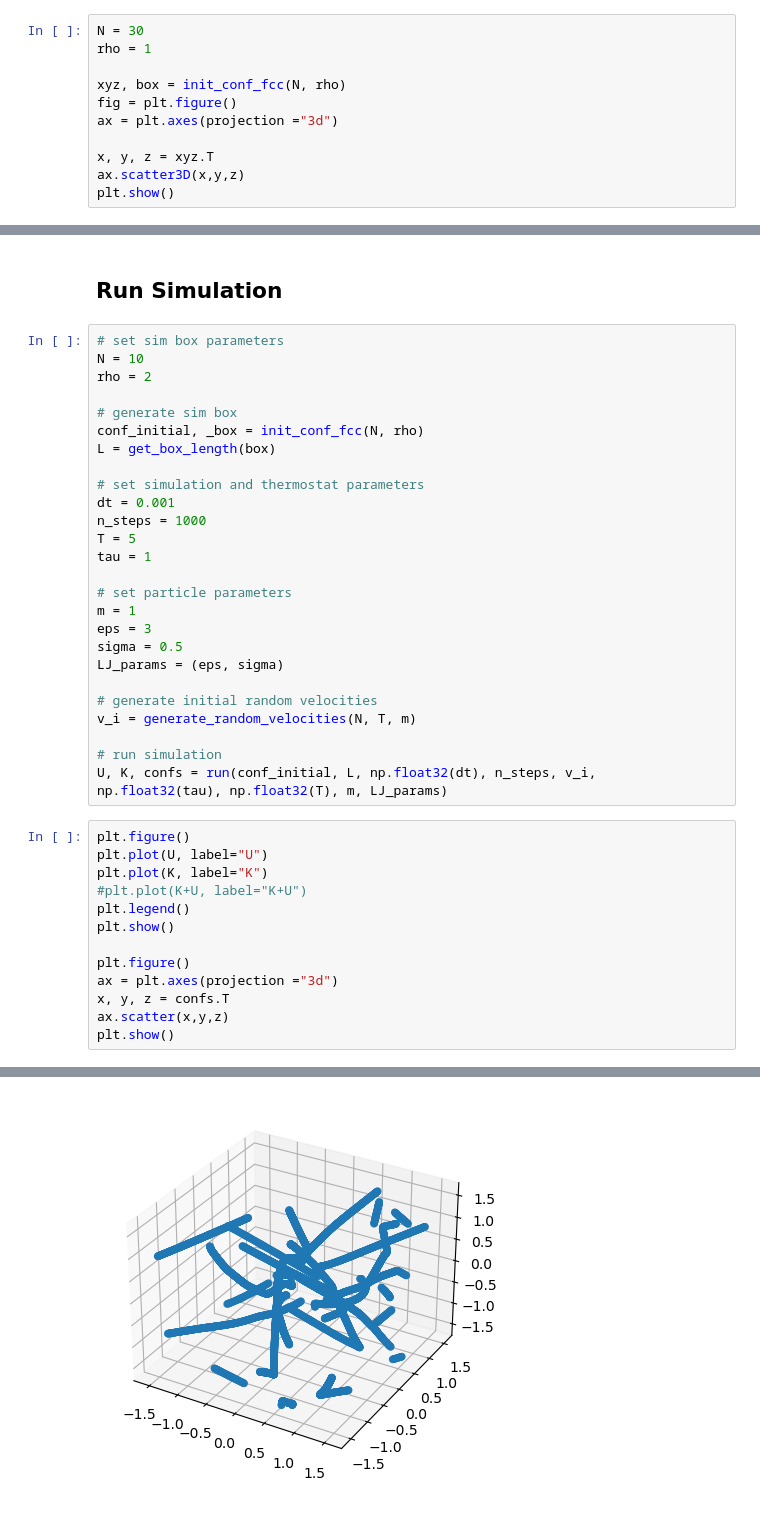
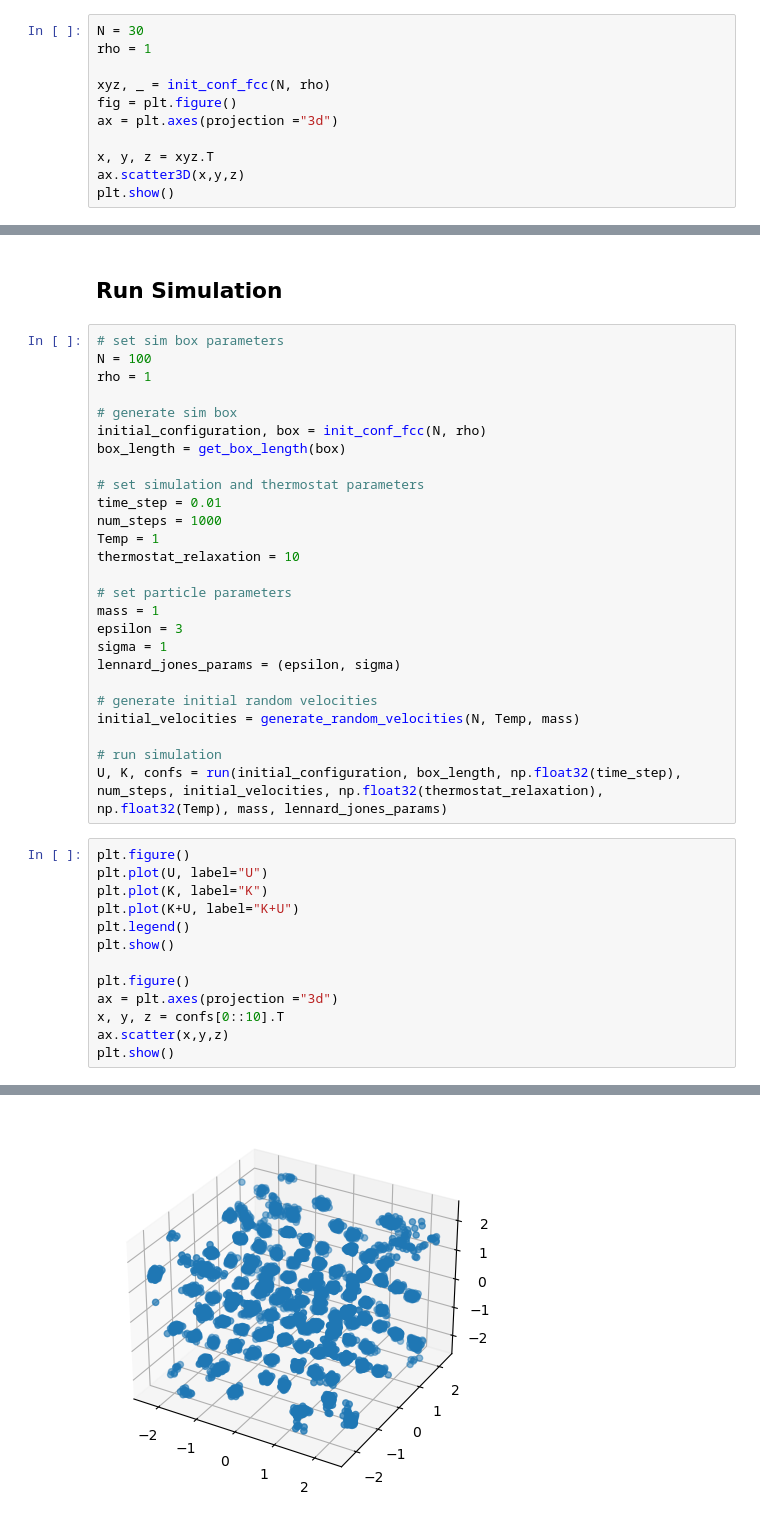
Before and after one commit to carlsoncalvin/MD_project, a Jupyter notebook: MD_calvin.ipynb, the cells around one changed output, grey strips where cells are left out. Cells and saved outputs as stored; diff of their text form.

```diff
--- a/MD_calvin.ipynb
+++ b/MD_calvin.ipynb
@@ -79,7 +79,7 @@ def init_conf_fcc(num_particles, rho_final, dtype=np.float32):
 N = 30
 rho = 1
 
-xyz, box = init_conf_fcc(N, rho)
+xyz, _ = init_conf_fcc(N, rho)
 fig = plt.figure()
 ax = plt.axes(projection ="3d")
 
@@ -425,41 +425,41 @@ def run(conf_initial, L, dt, n_steps, v_i, tau, T=1, m=1, LJ_params=(1,1), dtype
 ## Run Simulation
 # %%
 # set sim box parameters
-N = 10
-rho = 2
+N = 100
+rho = 1
 
 # generate sim box
-conf_initial, _box = init_conf_fcc(N, rho)
-L = get_box_length(box)
+initial_configuration, box = init_conf_fcc(N, rho)
+box_length = get_box_length(box)
 
 # set simulation and thermostat parameters
-dt = 0.001
-n_steps = 1000
-T = 5
-tau = 1
+time_step = 0.01
+num_steps = 1000
+Temp = 1
+thermostat_relaxation = 10
 
 # set particle parameters
-m = 1
-eps = 3
-sigma = 0.5
-LJ_params = (eps, sigma)
+mass = 1
+epsilon = 3
+sigma = 1
+lennard_jones_params = (epsilon, sigma)
 
 # generate initial random velocities
-v_i = generate_random_velocities(N, T, m)
+initial_velocities = generate_random_velocities(N, Temp, mass)
 
 # run simulation
-U, K, confs = run(conf_initial, L, np.float32(dt), n_steps, v_i, np.float32(tau), np.float32(T), m, LJ_params)
+U, K, confs = run(initial_configuration, box_length, np.float32(time_step), num_steps, initial_velocities, np.float32(thermostat_relaxation), np.float32(Temp), mass, lennard_jones_params)
 # %%
 plt.figure()
 plt.plot(U, label="U")
 plt.plot(K, label="K")
-#plt.plot(K+U, label="K+U")
+plt.plot(K+U, label="K+U")
 plt.legend()
 plt.show()
 
 plt.figure()
 ax = plt.axes(projection ="3d")
-x, y, z = confs.T
+x, y, z = confs[0::10].T
 ax.scatter(x,y,z)
 plt.show()
 # %% [output]
@@ -467 +467 @@ plt.show()
-[figure, old version]
+[figure, new version]
```
Also changed, not shown: parts of 2 cells of this notebook.
